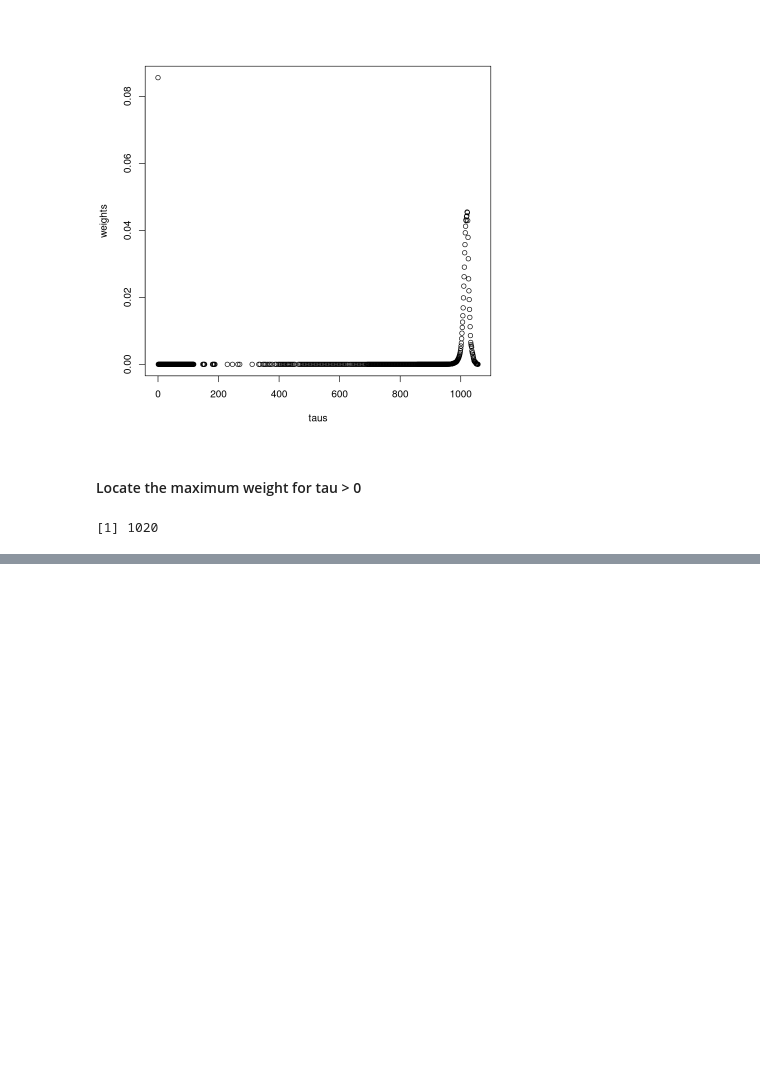
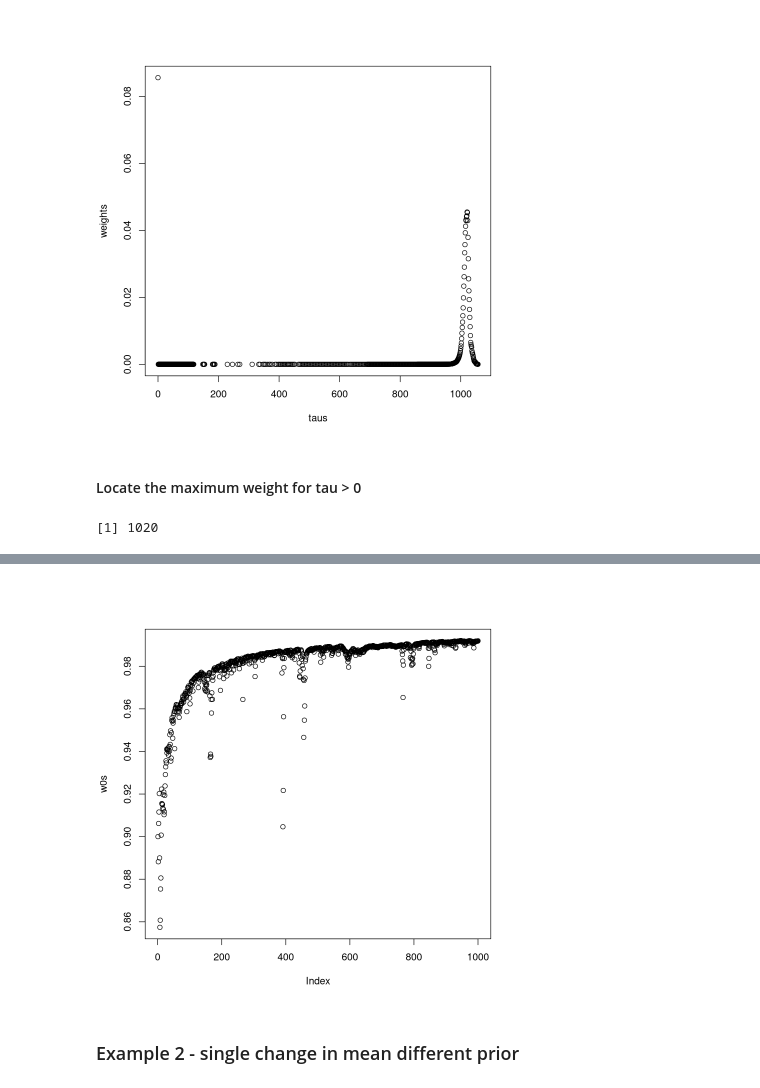
Before and after one commit to grosed/bagel, a Jupyter notebook: notebooks/README.ipynb, the cells around one changed output, grey strips where cells are left out. Saved outputs shown, nothing was run; the diff lists cells and outputs as text; code cells hidden in the pictures; blank space fills up the shorter version.

```diff
--- a/notebooks/README.ipynb
+++ b/notebooks/README.ipynb
@@ -195,0 +321,4 @@ taus[which.max(weights[-1])]
+# %%
+set.seed(0)
+Y <- rnorm(1000,0,1)
+plot(Y)
@@ -195,0 +327,21 @@ taus[which.max(weights[-1])]
+# %%
+model <- bagel(feature_vector_ex1,prior.ex1.2,p0,p,s,n)
+# %%
+w0s <- c()
+# %%
+for(y in Y)
+{
+  # update the model with the most recent data and store the weight at tau = 0
+  w0 <- update(model,y)
+  w0s <- c(w0s,w0) # log the result
+  if(1.0 - w0 > threshold)
+      {
+          break
+      }
+}
+# %%
+plot(w0s)
+# %% [output]
+[figure, added]
+# %% [markdown]
+### Example 2 - single change in mean different prior
```
Also changed, not shown: parts of 32 cells of this notebook.
